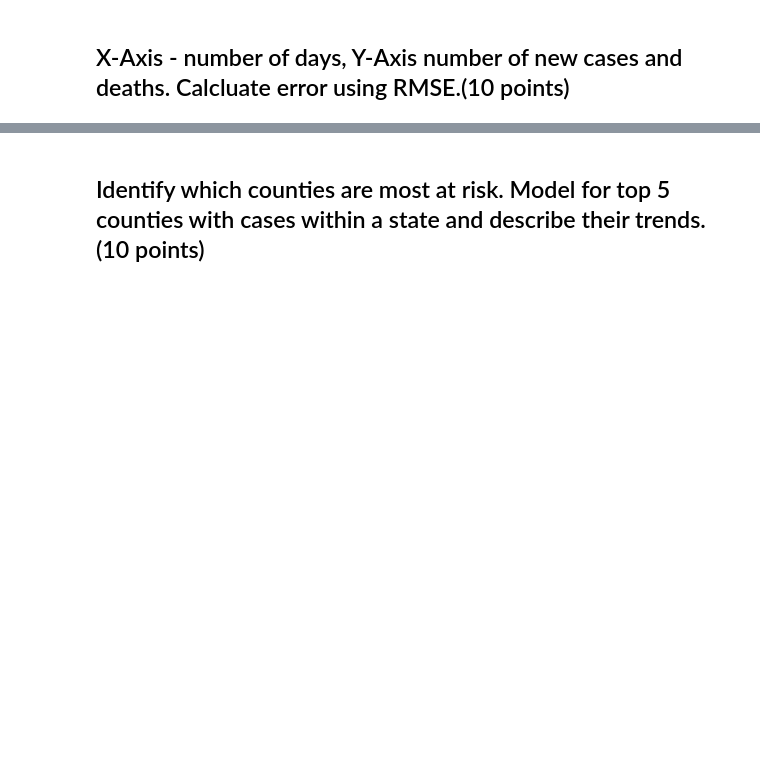
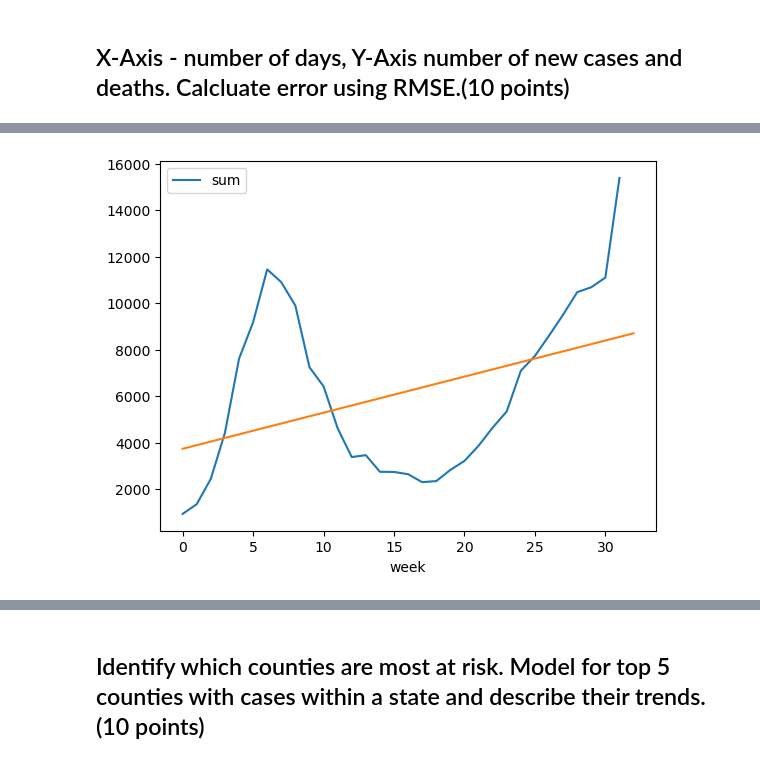
Before and after one commit to aiwayemi/Group-1, a Jupyter notebook: Project Stage - IV_Member_Task_Kevin_Hayes.ipynb, the cells around one changed output, grey strips where cells are left out. Drawn from its saved outputs; the diff is of its cells as text; code cells hidden in the pictures; blank space fills up the shorter version.

```diff
--- a/Project Stage - IV_Member_Task_Kevin_Hayes.ipynb
+++ b/Project Stage - IV_Member_Task_Kevin_Hayes.ipynb
@@ -35,0 +95,5 @@ Presentation order:
+# %%
+fl_cases = cases[cases["State"] == "FL"]
+fl_deaths = deaths[deaths["State"] == "FL"]
+
+fl_cases
@@ -36 +114,31 @@ Presentation order:
+# %%
+def create_linear_plot(data):
+    data_dates = get_dates(data)
+    data_weekly = get_weekly(data_dates)
+    #Make cases have an int rather than a date for regression.
+    data_weekly["week"] = [i for i in range(len(fl_cases_weekly))]
+
+    #Initial plot
+    data_weekly.plot(x = "week")
+
+    #Make linear regression for cases
+
+    lin_reg = LinearRegression()
+    X = np.array(data_weekly["week"]).reshape(-1,1)
+    lin_reg.fit(X, data_weekly["sum"])
+
+
+    #Initial plot
+
+    X_reg = np.array([i for i in range(len(data_weekly) + 1)]).reshape(-1,1)
+    y_reg = lin_reg.predict(X_reg)
+
+    plt.plot(X_reg,y_reg)
+
+
+
+
+create_linear_plot(fl_cases)
+# %% [output]
+[figure, added]
 # %%
```
Also changed, not shown: parts of 6 cells of this notebook.
